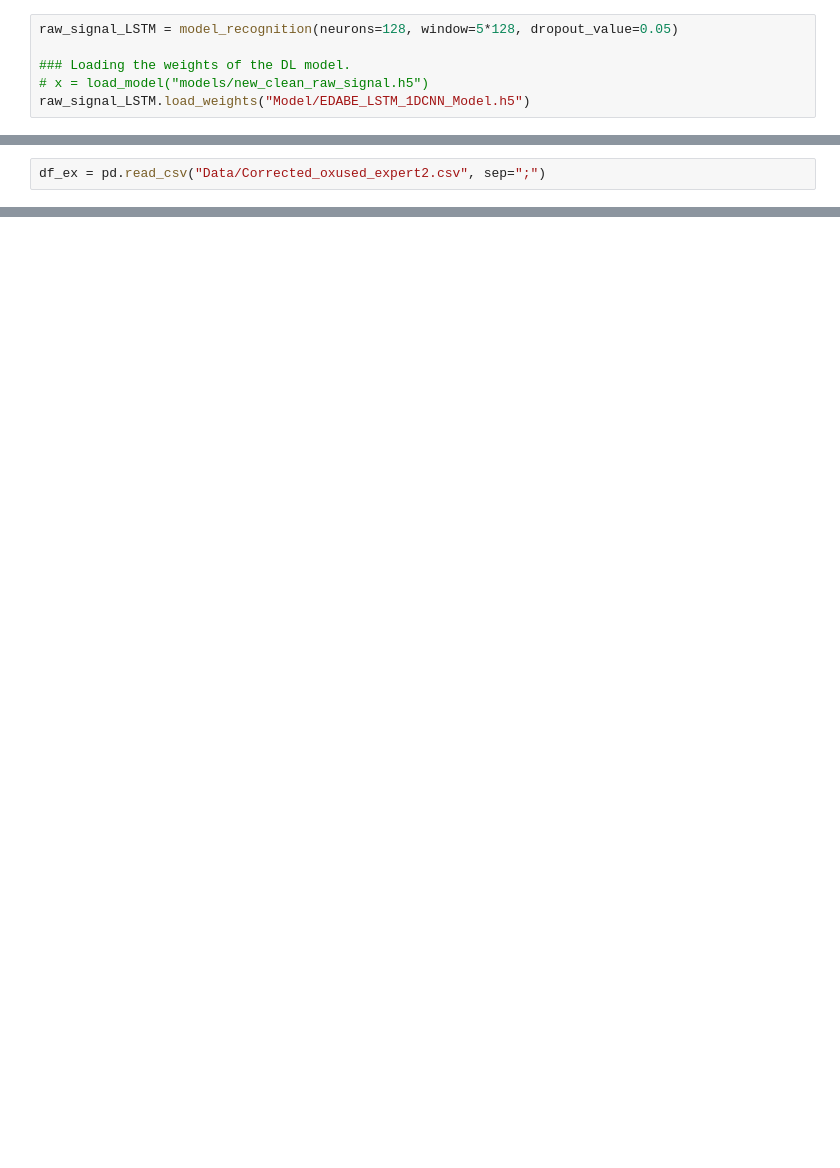
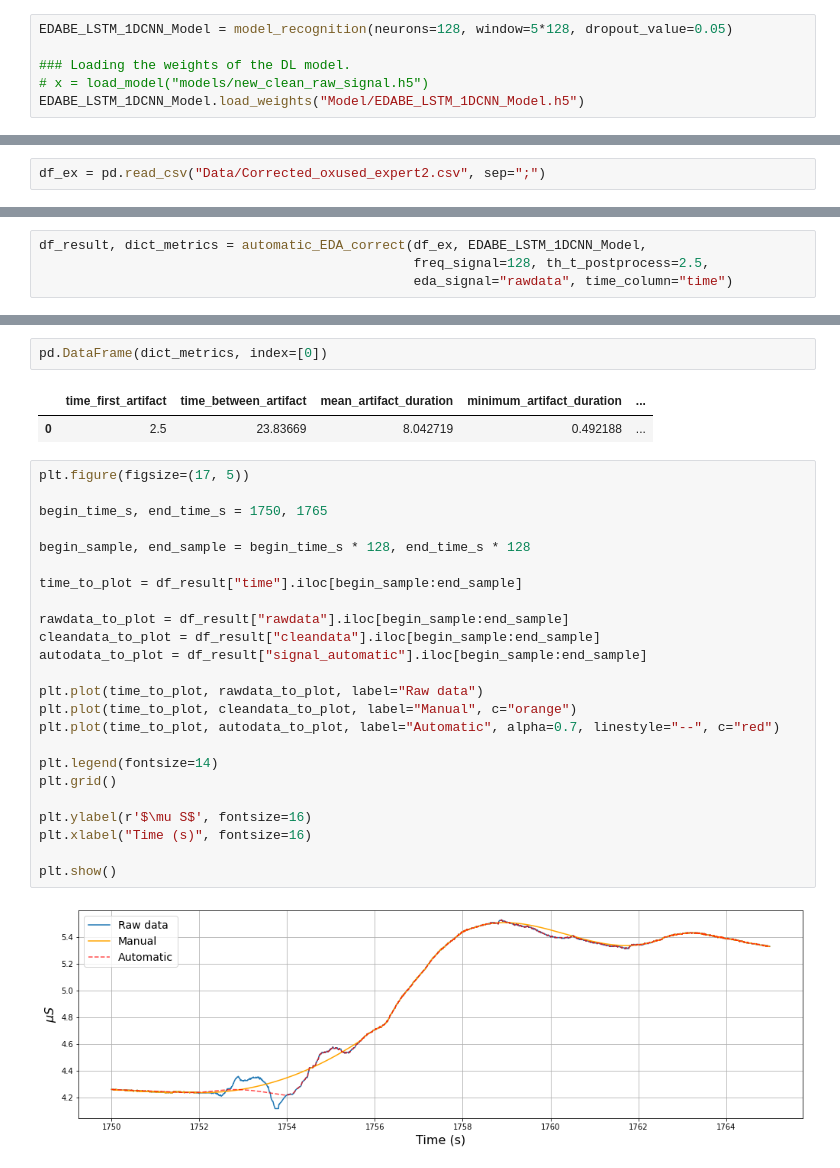
Before and after one commit to ASAPLableni/EDABE_LSTM_1DCNN, a Jupyter notebook: EDABE_LSTM_1DCNN_ModelExample.ipynb, the cells around one changed output, grey strips where cells are left out. Cells and saved outputs as stored; diff of their text form; blank space fills up the shorter version.

```diff
--- a/EDABE_LSTM_1DCNN_ModelExample.ipynb
+++ b/EDABE_LSTM_1DCNN_ModelExample.ipynb
@@ -131,8 +134,8 @@ def model_recognition(neurons, window, dropout_value = 0.05):
 
     return model
 # %%
-raw_signal_LSTM = model_recognition(neurons=128, window=5*128, dropout_value=0.05)
+EDABE_LSTM_1DCNN_Model = model_recognition(neurons=128, window=5*128, dropout_value=0.05)
 
 ### Loading the weights of the DL model.
 # x = load_model("models/new_clean_raw_signal.h5")
-raw_signal_LSTM.load_weights("Model/EDABE_LSTM_1DCNN_Model.h5")
+EDABE_LSTM_1DCNN_Model.load_weights("Model/EDABE_LSTM_1DCNN_Model.h5")
@@ -324,0 +370,4 @@ def automatic_EDA_correct( df, model,
+# %%
+df_result, dict_metrics = automatic_EDA_correct(df_ex, EDABE_LSTM_1DCNN_Model,
+                                                freq_signal=128, th_t_postprocess=2.5,
+                                                eda_signal="rawdata", time_column="time")
@@ -324,0 +377,31 @@ def automatic_EDA_correct( df, model,
+# %%
+pd.DataFrame(dict_metrics, index=[0])
+# %% [output]
+|  | time_first_artifact | time_between_artifact | mean_artifact_duration | minimum_artifact_duration | ... |
+| 0 | 2.5 | 23.83669 | 8.042719 | 0.492188 | ... |
+# %%
+plt.figure(figsize=(17, 5))
+
+begin_time_s, end_time_s = 1750, 1765
+
+begin_sample, end_sample = begin_time_s * 128, end_time_s * 128
+
+time_to_plot = df_result["time"].iloc[begin_sample:end_sample]
+
+rawdata_to_plot = df_result["rawdata"].iloc[begin_sample:end_sample]
+cleandata_to_plot = df_result["cleandata"].iloc[begin_sample:end_sample]
+autodata_to_plot = df_result["signal_automatic"].iloc[begin_sample:end_sample]
+
+plt.plot(time_to_plot, rawdata_to_plot, label="Raw data")
+plt.plot(time_to_plot, cleandata_to_plot, label="Manual", c="orange")
+plt.plot(time_to_plot, autodata_to_plot, label="Automatic", alpha=0.7, linestyle="--", c="red")
+
+plt.legend(fontsize=14)
+plt.grid()
+
+plt.ylabel(r'$\mu S$', fontsize=16)
+plt.xlabel("Time (s)", fontsize=16)
+
+plt.show()
+# %% [output]
+[figure, added]
```
Also changed, not shown: parts of 6 cells of this notebook.
